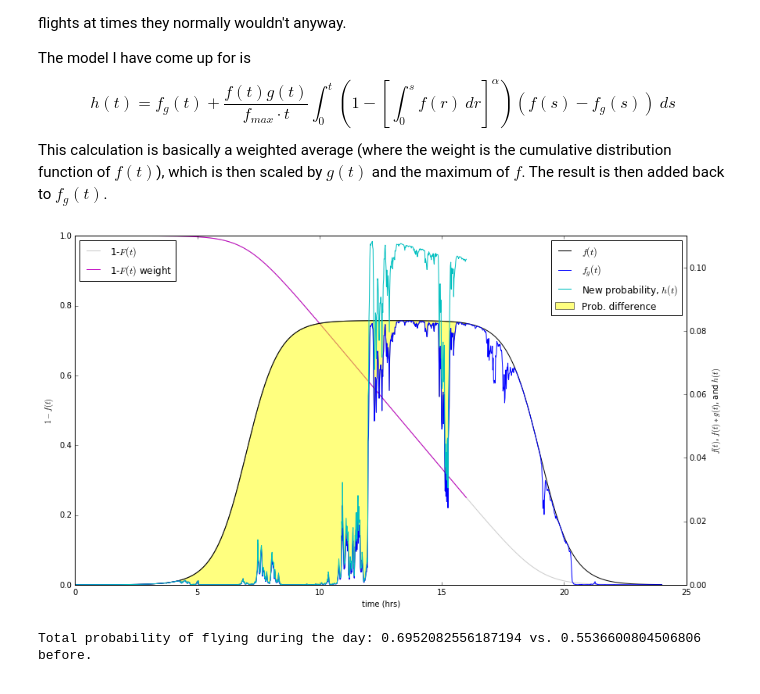
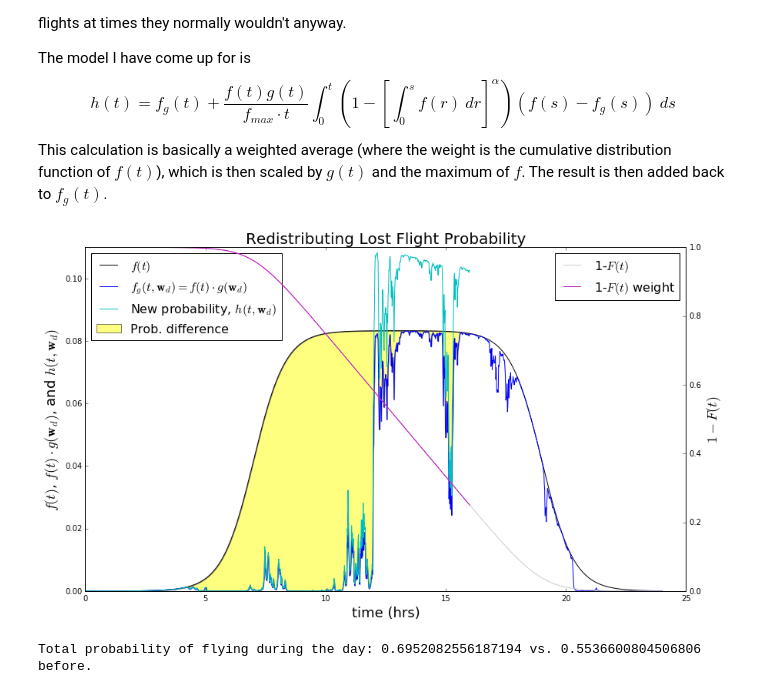
Before and after one commit to mountaindust/Parasitoids, a Jupyter notebook: analytic/docs/Flight_probability_functions.ipynb, the cells around one changed output. Saved outputs shown, nothing was run; the diff lists cells and outputs as text; code cells hidden in the pictures.

```diff
--- a/analytic/docs/Flight_probability_functions.ipynb
+++ b/analytic/docs/Flight_probability_functions.ipynb
@@ -123,46 +124,48 @@ This calculation is basically a weighted average (where the weight is the cumula
 # %%
 # change this value, 0 < cur_s <= 24, to see calculation at different stages.
 cur_s = 16
 
 
 alpha_pow = 1
 int_1_minus_f = 1 - np.cumsum(f_func)**alpha_pow
 
 
 min_vec = np.linspace(1,24*60,24*60)
 integral_avg = f_func*g_func/min_vec/np.amax(f_func)*np.cumsum((1-np.cumsum(f_func)**alpha_pow)*(f_func-f_func*g_func))
 
 
 s_vec = np.linspace(0+24./(cur_s*60),cur_s,cur_s*60)
 h_func = f_func*g_func + integral_avg
 
 fig, ax1 = plt.subplots(figsize=(14,8))
-ax1.plot(time_vec,int_1_minus_f,'0.80',label=r'1-$F(t)$')
-ax1.set_xlabel('time (hrs)')
-ax1.set_ylabel(r'$1-f(t)$')
-ax1.set_ylim(0,1)
+ax1.plot(time_vec,f_func*60,'k',label=r'$f(t)$')
 ax1.hold(True)
-ax1.plot(s_vec,int_1_minus_f[:s_vec.size],'m',label=r'1-$F(t)$ weight')
+ax1.plot(time_vec,f_func*g_func*60,color='b',label=r'$f_g(t,\mathbf{w}_d)=f(t)\cdot g(\mathbf{w}_d)$')
+ax1.fill_between(s_vec,f_func[:s_vec.size]*g_func[:s_vec.size]*60,f_func[:s_vec.size]*60,
+                facecolor='yellow',alpha=0.5,label='Prob. difference')
+ax1.plot(s_vec,h_func[:s_vec.size]*60,color='c',label=r'New probability, $h(t,\mathbf{w}_d)$')
 ax1.hold(False)
-ax1.legend(loc='upper left')
+ax1.set_ylim(0,0.11)
+# make sure the y-axis label and tick labels match the line color
+ax1.set_xlabel('time (hrs)',fontsize=18)
+ax1.set_ylabel(r'$f(t)$, $f(t)\cdot g(\mathbf{w}_d)$, and $h(t,\mathbf{w}_d)$',fontsize=18)
+# for t2 in ax2.get_yticklabels():
+#     t2.set_color('b')
+ax1.legend(loc='upper left',fontsize=16)
 
 ax2 = ax1.twinx()
-ax2.plot(time_vec,f_func*60,'k',label=r'$f(t)$')
+ax2.plot(time_vec,int_1_minus_f,'0.80',label=r'1-$F(t)$')
+ax2.set_ylabel(r'$1-F(t)$',fontsize=18)
+ax2.set_ylim(0,1)
 ax2.hold(True)
-ax2.plot(time_vec,f_func*g_func*60,color='b',label=r'$f_g(t)$')
-ax2.fill_between(s_vec,f_func[:s_vec.size]*g_func[:s_vec.size]*60,f_func[:s_vec.size]*60,
-                facecolor='yellow',alpha=0.5,label='Prob. difference')
-ax2.plot(s_vec,h_func[:s_vec.size]*60,color='c',label=r'New probability, $h(t)$')
+ax2.plot(s_vec,int_1_minus_f[:s_vec.size],'m',label=r'1-$F(t)$ weight')
 ax2.hold(False)
-ax2.set_ylim(0,0.11)
-# make sure the y-axis label and tick labels match the line color
-ax2.set_ylabel(r'$f(t)$, $f(t)*g(t)$, and $h(t)$')
-# for t2 in ax2.get_yticklabels():
-#     t2.set_color('b')
-ax2.legend(loc='upper right')
+ax2.legend(loc='upper right',fontsize=16)
+
+plt.title('Redistributing Lost Flight Probability',fontsize=20)
 plt.show()
 
 print('Total probability of flying during the day: {0} vs. {1} before.\n'.format(h_func.sum(),(f_func*g_func).sum()))
 # %% [output]
-[figure, old version]
+[figure, new version]
 Total probability of flying during the day: 0.6952082556187194 vs. 0.5536600804506806 before.
```
Also changed, not shown: parts of 3 cells of this notebook, 1 other file.
